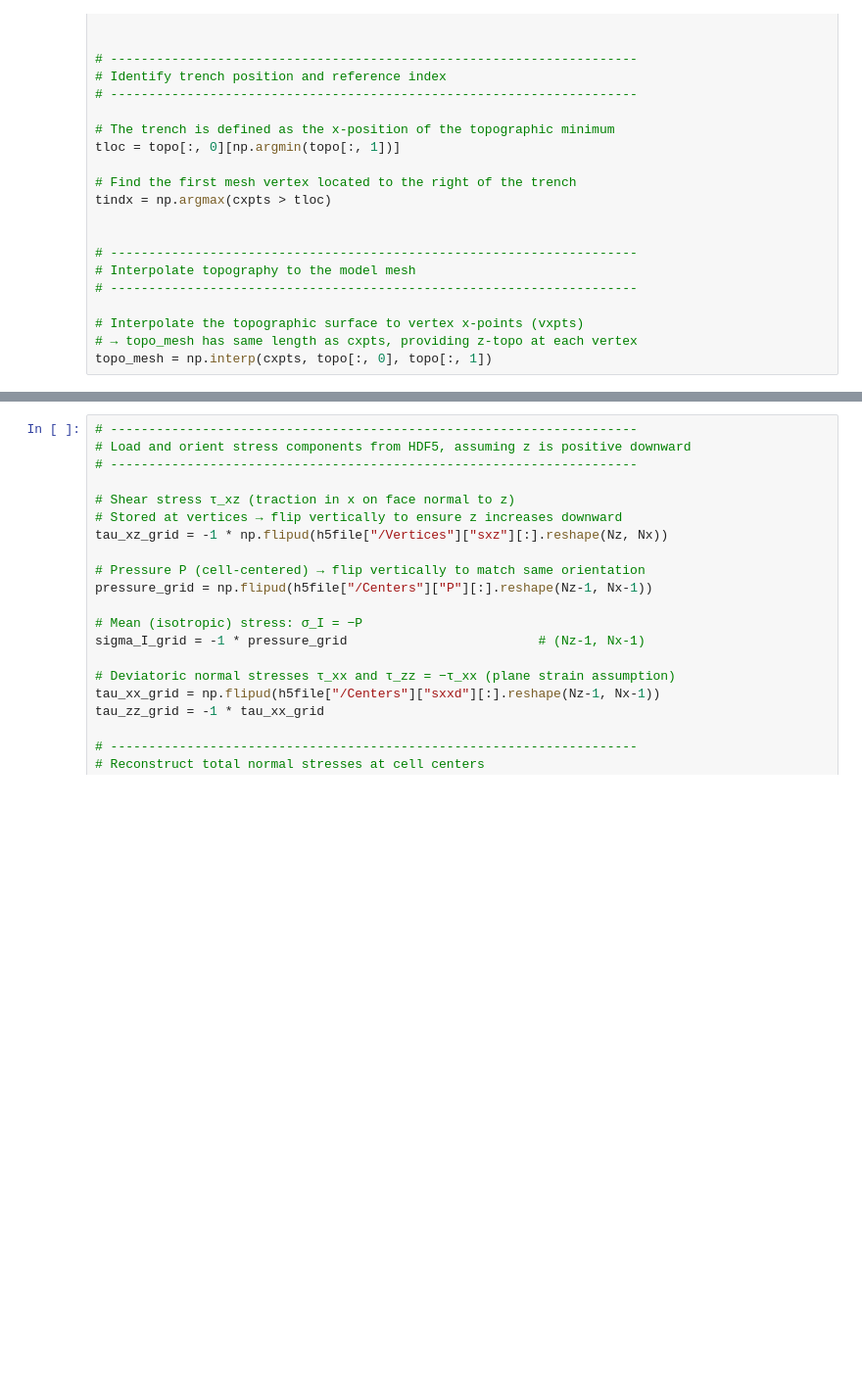
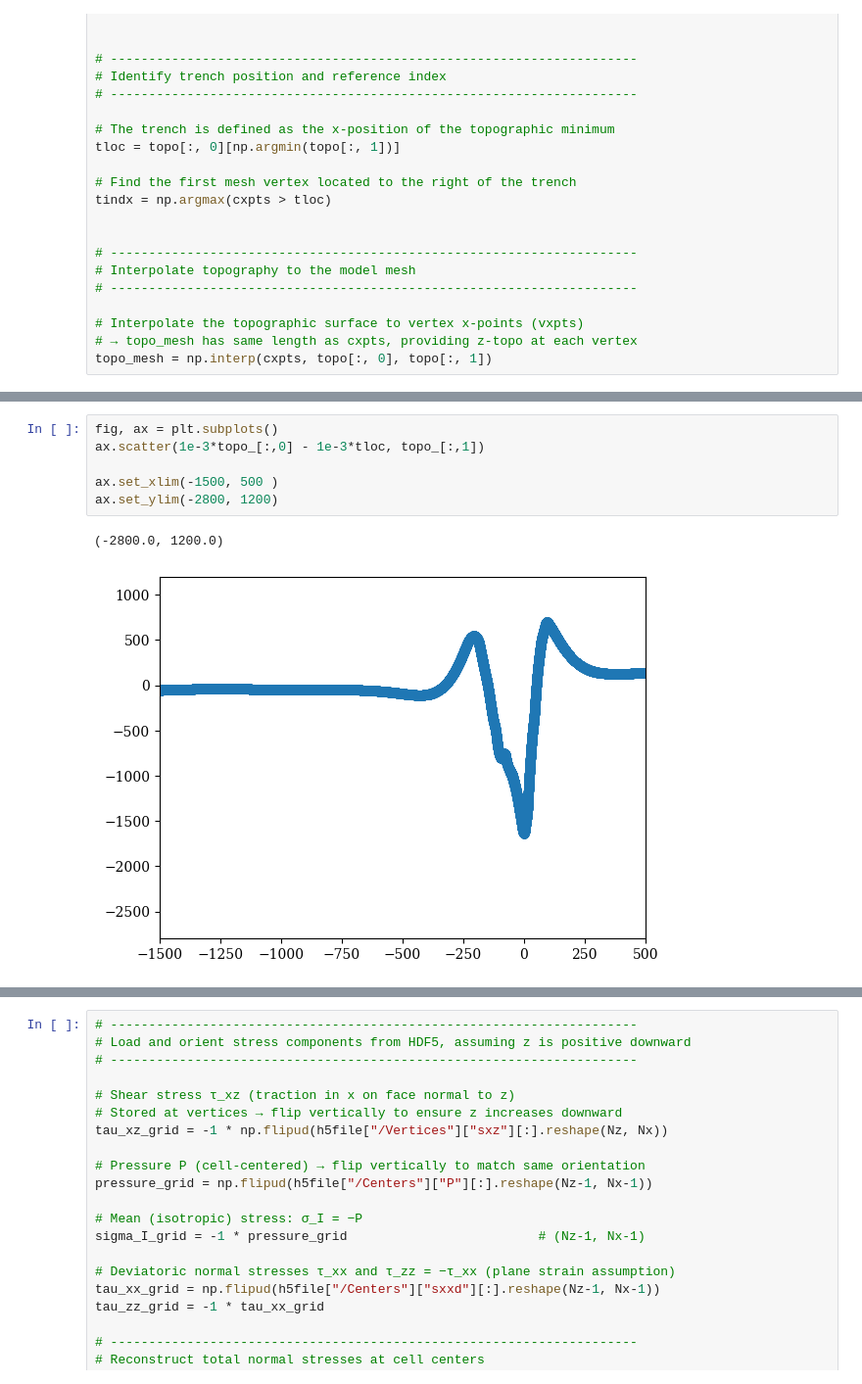
Before and after one commit to dansand/trench_pull_force, a Jupyter notebook: model_analysis/force_balance_single_step.ipynb, the cells around one changed output, grey strips where cells are left out. Shown at 98% size. Drawn from its saved outputs; the diff is of its cells as text; blank space fills up the shorter version.

```diff
--- a/model_analysis/force_balance_single_step.ipynb
+++ b/model_analysis/force_balance_single_step.ipynb
@@ -316,0 +337,9 @@ topo_mesh = np.interp(cxpts, topo[:, 0], topo[:, 1])
+# %%
+fig, ax = plt.subplots()
+ax.scatter(1e-3*topo_[:,0] - 1e-3*tloc, topo_[:,1])
+
+ax.set_xlim(-1500, 500 )
+ax.set_ylim(-2800, 1200)
+# %% [output]
+(-2800.0, 1200.0)
+[figure, added]
```
Also changed, not shown: parts of 11 cells of this notebook.
